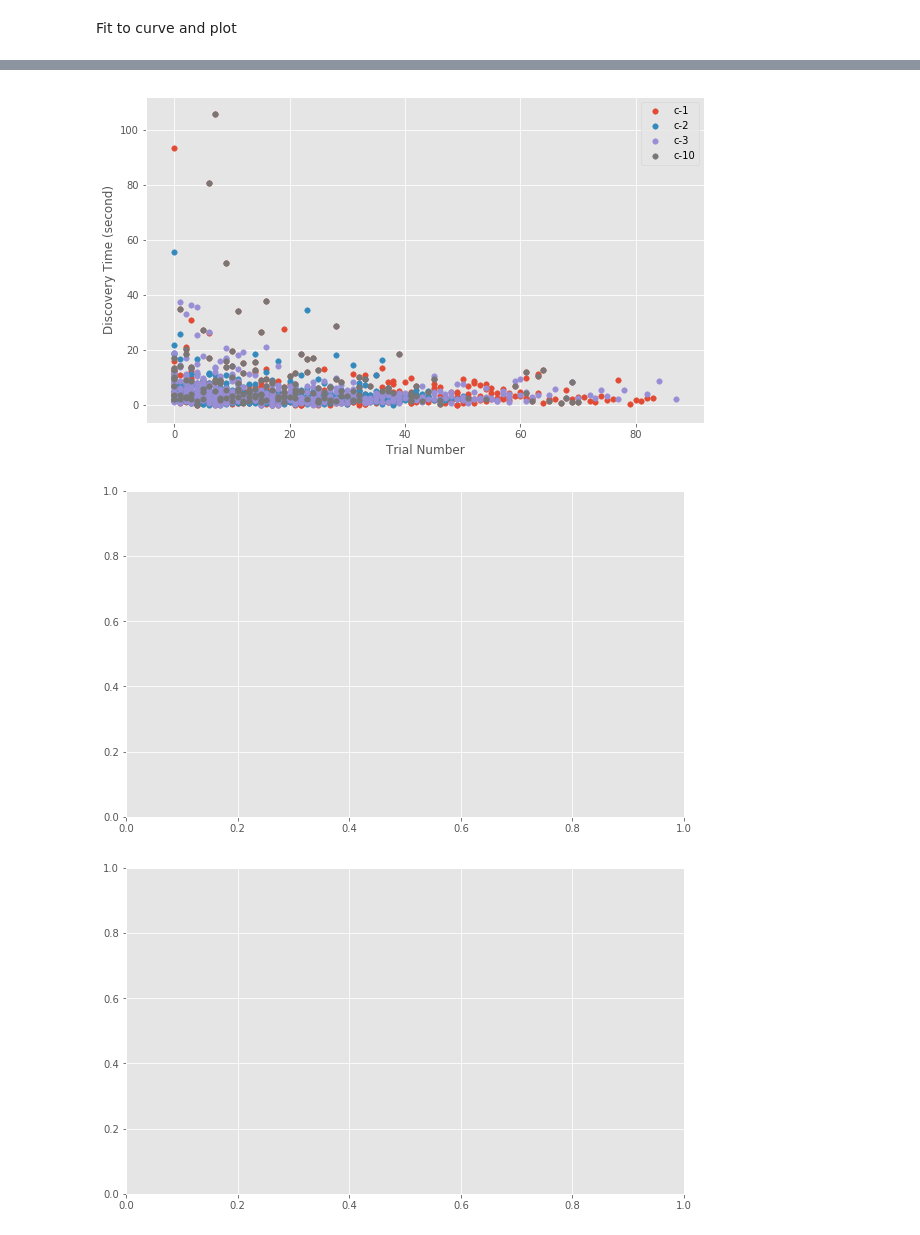
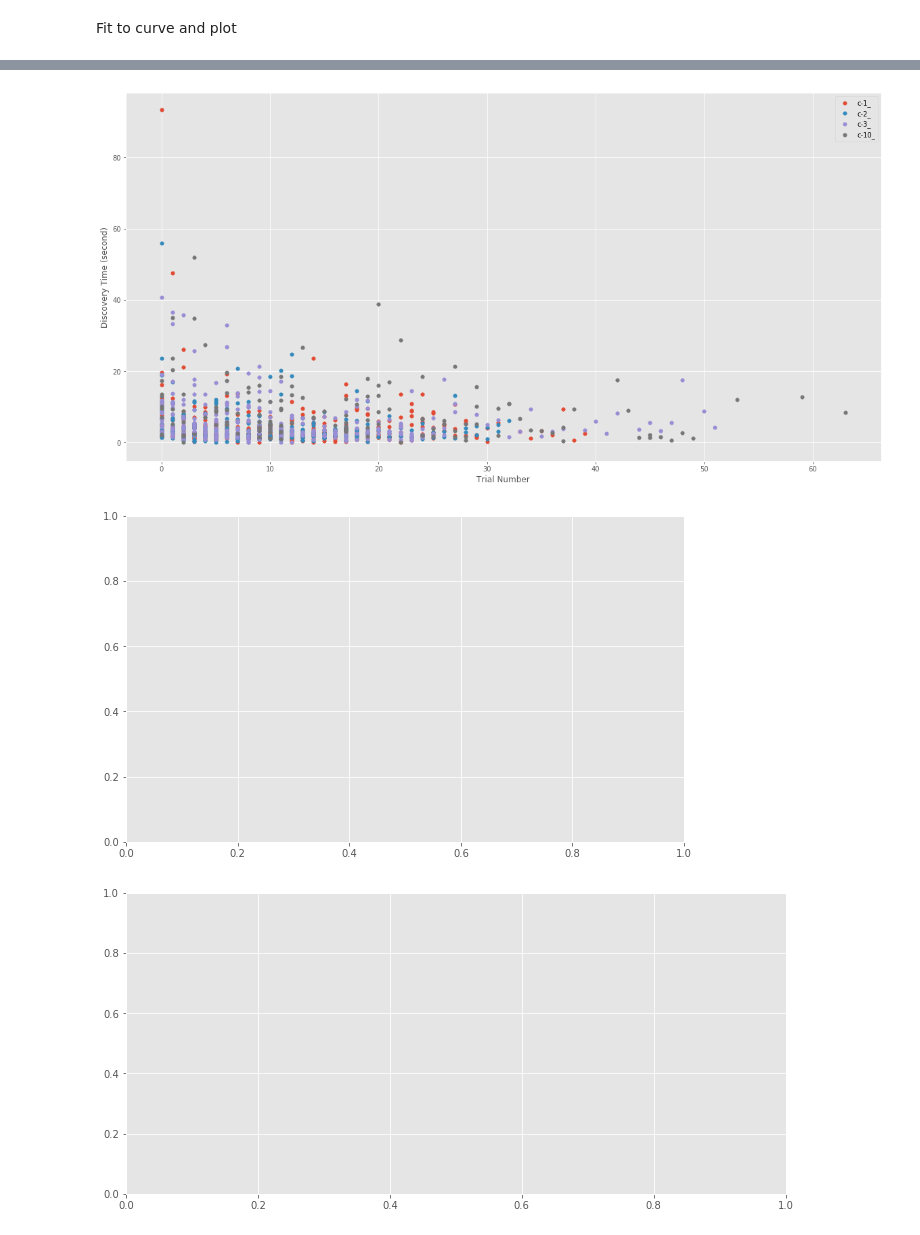
Before and after one commit to TanviDeora/MothLearning, a Jupyter notebook: Step6_ConsolidateData_CalculateParameters_ForEachFloralType.ipynb, the cells around one changed output, grey strips where cells are left out. Cells and saved outputs as stored; diff of their text form; code cells hidden in the pictures.

Commit message:
Rerun -v2 with cleaned up data

```diff
--- a/Step6_ConsolidateData_CalculateParameters_ForEachFloralType.ipynb
+++ b/Step6_ConsolidateData_CalculateParameters_ForEachFloralType.ipynb
@@ -33,3 +28,20 @@ outpath_fig = './dataFolders/Output/Figures/LinearRegression_toFindFitParameters
+# %%
+direc = './dataFolders/Output/Step5_FilesWith_TrueTrialAnd_ProboscisDetect_v2/'
+
+outpath = './dataFolders/Output/Step6_FloralTypeConsolidatedData_AndFitParameters_v2/'
+outpath_fig = './dataFolders/Output/Figures/LinearRegression_toFindFitParameters_v2/'
+
+try:
+    os.makedirs(outpath)
+except OSError as e:
+    if e.errno != errno.EEXIST:
+        raise
+
+try:
+    os.makedirs(outpath_fig)
+except OSError as e:
+    if e.errno != errno.EEXIST:
+        raise
 # %% [markdown]
 Save the all shape specific files as a single file
 # %%
@@ -98,7 +110,7 @@ import glob
 
 dFrame = pd.DataFrame()
 
-file = glob.glob(outpath + '*.csv')
+file = glob.glob(outpath + '*c*AllTrials.csv')
 
 for file in file:
     df = pd.read_csv(file)
@@ -115,16 +128,16 @@ To retain the current behavior and silence the warning, pass sort=False
 # %%
-shapes = ['c-1', 'c-2','c-3', 'c-10']
-fig = plt.subplots(figsize = (10,6))
+shapes = ['c-1_', 'c-2_','c-3_', 'c-10_']
+fig = plt.subplots(figsize = (20,10))
 for shape in shapes:
     x = dFrame[dFrame.name.str.contains(shape)].trialNum
     y = dFrame[dFrame.name.str.contains(shape)].DiscoveryTime
     plt.scatter(x, y/100, marker = 'o', s = 30, label = shape)
     plt.legend()
     plt.ylabel('Discovery Time (second)')
     plt.xlabel('Trial Number')
 #     plt.ylim(-1,50)
 # %% [output]
-[figure, old version]
+[figure, new version]
 # %%
 # do the fit for three different y0 - computed across different lengths of the saturation - curve
 shapes = ['c-1', 'c-2','c-3', 'c-10']
@@ -194,25 +207,25 @@ for floralShape in shapes:
         tau.append(popt[0]/100)
         covariance.append(pcov.flatten()[0])
 
-#         # plot the final curve fit
-#         max_trial=max(xdata)
-#         ax1.plot(xdata, ydata*1/100, 'or', markersize=7, alpha=.5, label = 'Raw data')
-#         ax1.plot(range(0,max_trial), fit_to_exponential(range(0,max_trial), a0, *popt, mean_y0)*1/100,
-#                  'g--', linewidth=2,
-#                  label = 'fit: alpha= %5.3f , Tau= %5.3f, y0= %5.3f' %(a0/100, popt/100, mean_y0/100))
+        # plot the final curve fit
+        max_trial=max(xdata)
+        ax1.plot(xdata, ydata*1/100, 'or', markersize=7, alpha=.05, label = 'Raw data')
+        ax1.plot(range(0,max_trial), fit_to_exponential(range(0,max_trial), a0, *popt, mean_y0)*1/100,
+                 'g--', linewidth=2,
+                 label = 'fit: alpha= %5.3f , Tau= %5.3f, y0= %5.3f' %(a0/100, popt/100, mean_y0/100))
 
-#         ax1.set_title(floralShape + '_1-' + str(length) + '_length', y=1.2)
-#         ax1.set_xlabel('Trial number')
-#         ax1.set_ylabel('Exploration Time (second)')
-#         leg = plt.legend()
-#         leg.get_frame().set_linewidth(1.5)
-#         ax1.legend(bbox_to_anchor=(0., 1.05, 1., .102), loc=3, mode="expand", borderaxespad=0.)
-#         ax1.set_xlim([-5,90])
-#         ax1.set_ylim([-5,55])
-#         ax1.text(60, 40, 'N= ' + str(numMoth))
-#         fig2.tight_layout()
-#         fig2.savefig(outpath_fig + 'LearningCurve_' + floralShape + '_1-' + str(length) + '_length.svg')
-#         ax1.cla()
+        ax1.set_title(floralShape + '_1-' + str(length) + '_length', y=1.2)
+        ax1.set_xlabel('Trial number')
+        ax1.set_ylabel('Exploration Time (second)')
+        leg = plt.legend()
+        leg.get_frame().set_linewidth(1.5)
+        ax1.legend(bbox_to_anchor=(0., 1.05, 1., .102), loc=3, mode="expand", borderaxespad=0.)
+        ax1.set_xlim([-5,90])
+        ax1.set_ylim([-5,55])
+        ax1.text(60, 40, 'N= ' + str(numMoth))
+        fig2.tight_layout()
+        fig2.savefig(outpath_fig + 'LearningCurve_' + floralShape + '_1-' + str(length) + '_length.svg')
+        ax1.cla()
 
     all_param_df = pd.DataFrame({'slope':slope, 'std_err':std_err,
                                  'p_value':p_value, 'r_value':r_value,
@@ -225,6 +238,6 @@ for floralShape in shapes:
     all_param_df.to_csv(outpath + floralShape + '_FittedParameters.csv')
 # %% [output]
 [figure]
-[figure, old version]
+[figure, new version]
 # %%
 all_param_df
```
Also changed, not shown: parts of 5 cells of this notebook, 3 other files.
